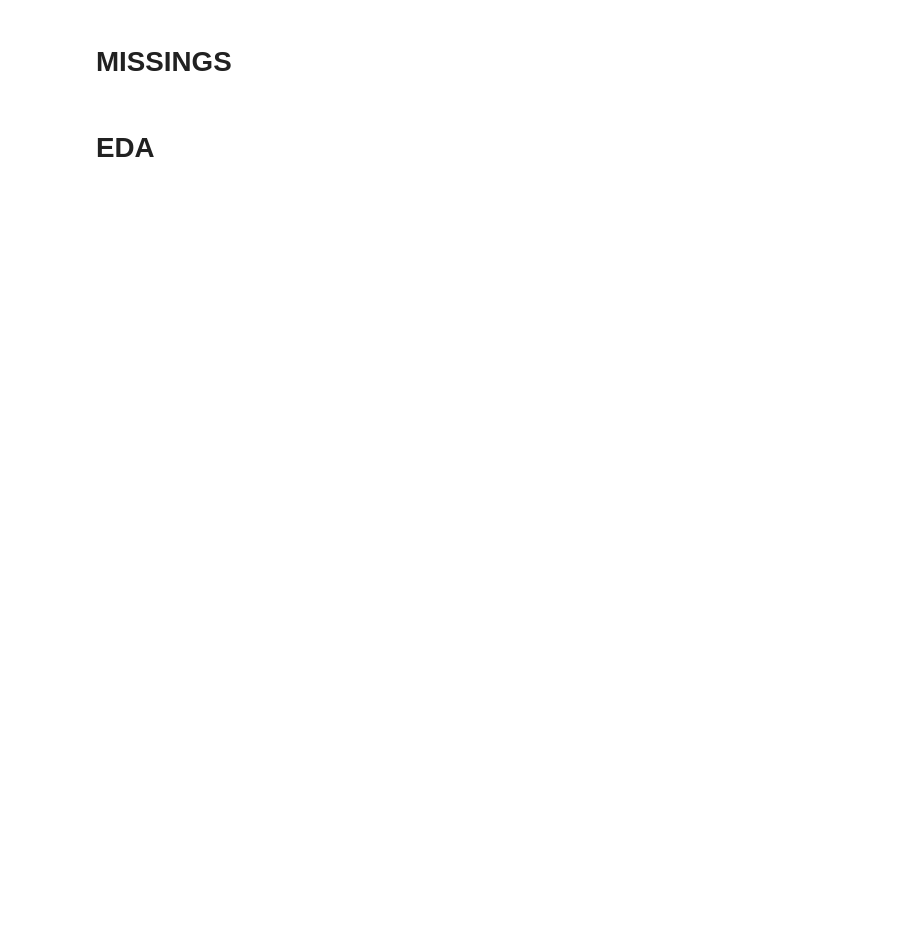
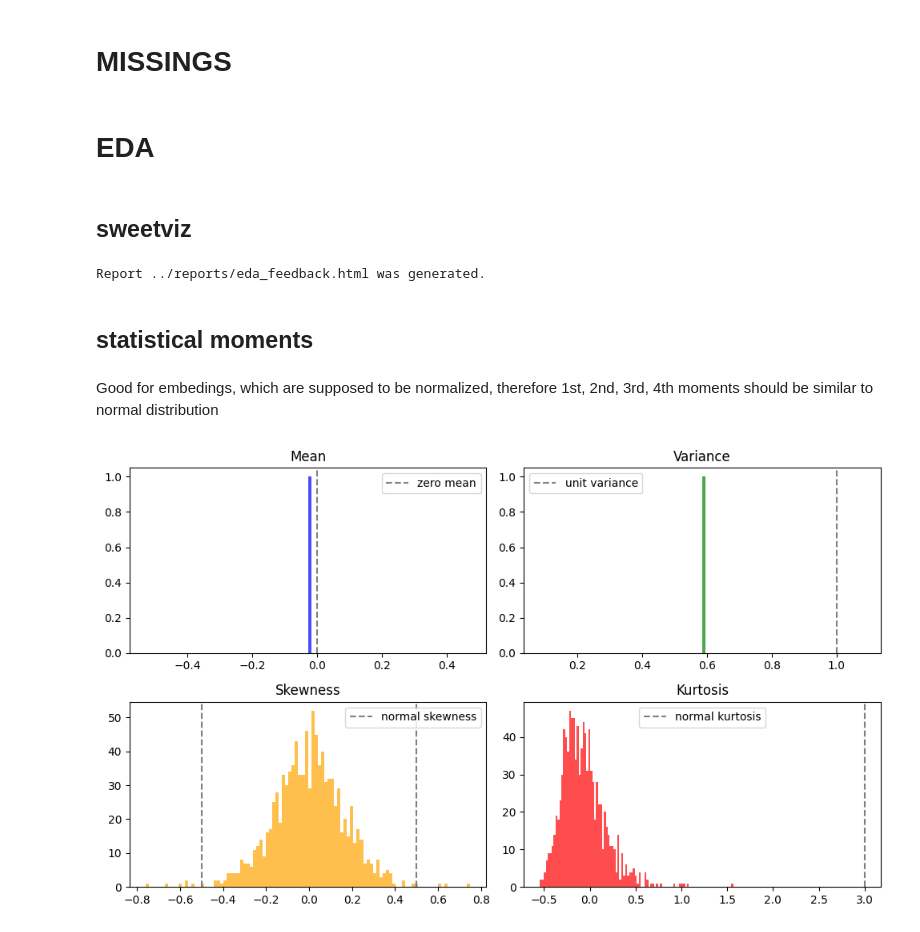
Before and after one commit to babenyshevs/ccds-custom, a Jupyter notebook: {{ cookiecutter.repo_name }}/notebooks/0.01-sba-initial-data-exploration.ipynb, the cells around one changed output. Drawn from its saved outputs; the diff is of its cells as text; code cells hidden in the pictures; blank space fills up the shorter version.

```diff
--- a/{{ cookiecutter.repo_name }}/notebooks/0.01-sba-initial-data-exploration.ipynb
+++ b/{{ cookiecutter.repo_name }}/notebooks/0.01-sba-initial-data-exploration.ipynb
@@ -24,2 +22,25 @@ TARGET = ...
+# %%
+load_dotenv()
+
+RAW_DATA_PATHS = {}
+for short_name, filename in zip(["test"],["test.csv"]):
+    RAW_DATA_PATHS[short_name] = f"..{os.getenv('RAW_DATA_DIR')}/{filename}"
+
+
+EXT_DATA_PATHS = {}
+for short_name, filename in zip(["test"],["test.pkl"]):
+    EXT_DATA_PATHS[short_name] = f"..{os.getenv('EXTERNAL_DATA_DIR')}/{filename}"
+
+
+INTERIM_DATA_PATHS = {}
+for short_name, filename in zip(["test"],["test.pkl"]):
+    INTERIM_DATA_PATHS[short_name] = f"..{os.getenv('INTERIM_DATA_DIR')}/{filename}"
+
+
+EDA_REPORT_PATHS = {}
+for short_name in RAW_DATA_PATHS.keys():
+    EDA_REPORT_PATHS[short_name] = f"..{os.getenv('REPORT_DIR')}/eda_{short_name}.html"
+
+YN_READ = False
 # %% [markdown]
 # DATA
@@ -30,3 +63,7 @@ df.info()
+# %%
+if YN_READ:
+    interim = from_pickle(INTERIM_DATA_PATHS["test"])
+    interim.info()
 # %% [markdown]
 # MISSINGS
 # %%
@@ -40,2 +73,18 @@ report.show_html(f"{EDA_REPORT_FOLDER}/eda.html", open_browser=False)
+# %% [markdown]
+## sweetviz
+# %%
+raw = raw.fillna("NA")
+report = sv.analyze(raw)
+report.show_html(EDA_REPORT_PATHS["test"], open_browser=False)
+# %% [output]
+Report ../reports/eda_feedback.html was generated.
 # %%
 report.show_notebook()
+# %% [markdown]
+## statistical moments
+# %% [markdown]
+Good for embedings, which are supposed to be normalized, therefore 1st, 2nd, 3rd, 4th moments should be similar to normal distribution
+# %%
+plot_moments_histogram(interim, figsize=(10,6), bins=100)
+# %% [output]
+[figure, added]
```
Also changed, not shown: parts of 13 cells of this notebook, 17 other files.
